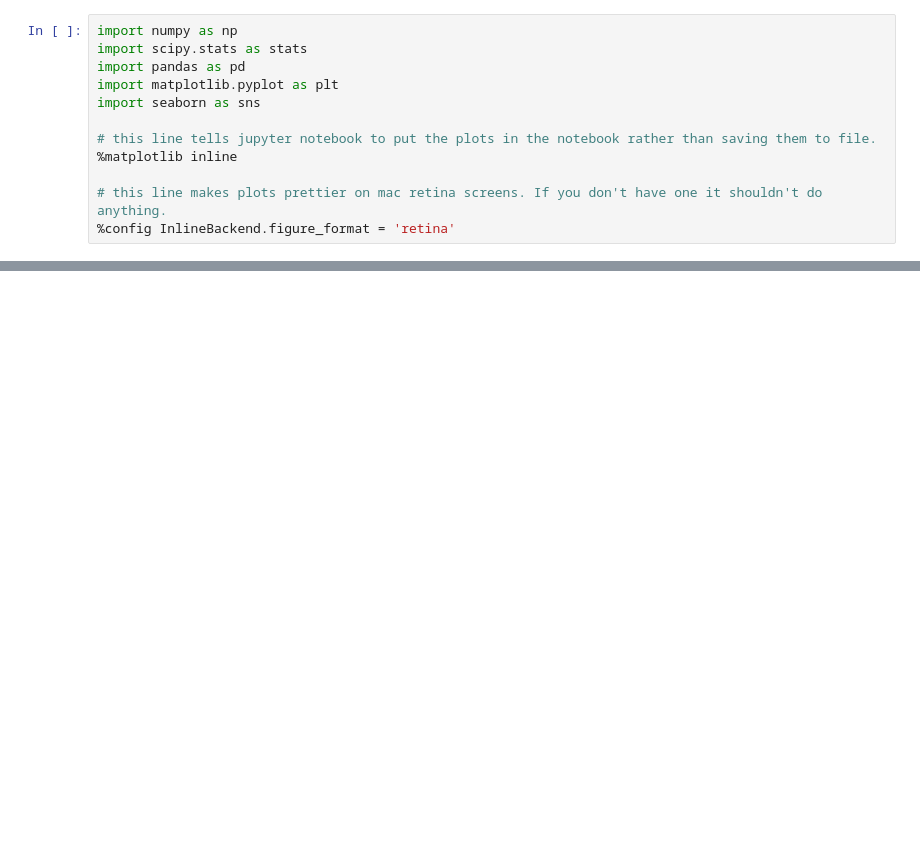
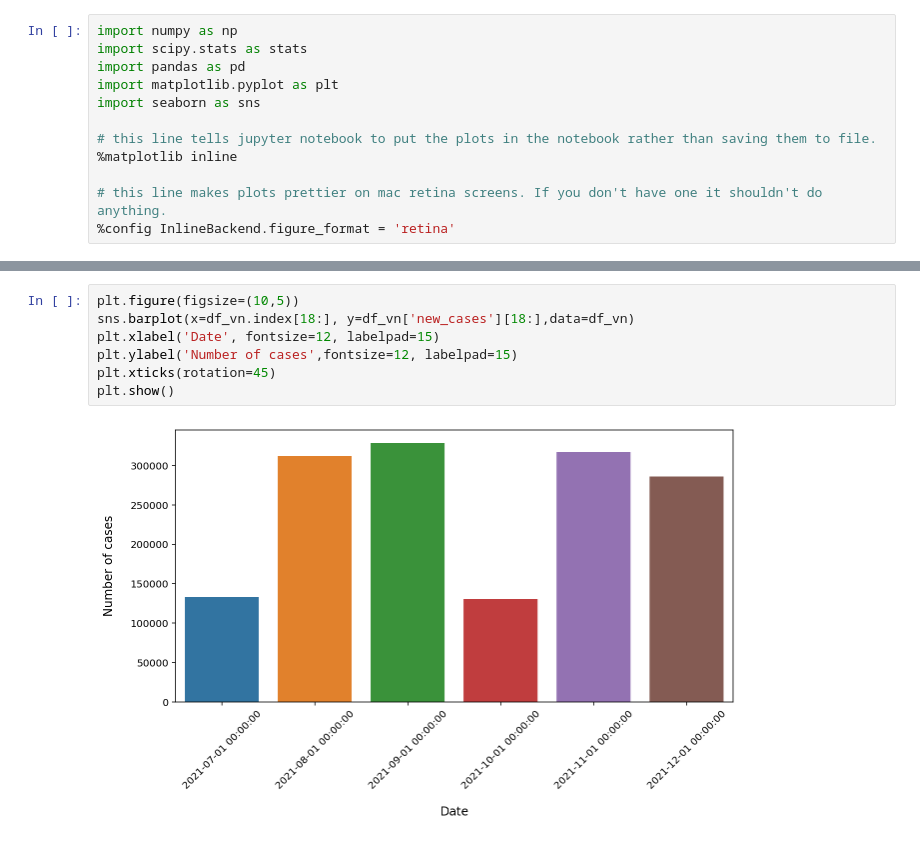
Before and after one commit to dang-nh/COVID19-Exploratory-Data-Analysis, a Jupyter notebook: Untitled.ipynb, the cells around one changed output, grey strips where cells are left out. Cells and saved outputs as stored; diff of their text form; blank space fills up the shorter version.

```diff
--- a/Untitled.ipynb
+++ b/Untitled.ipynb
@@ -38,0 +128,9 @@ Index: []
+# %%
+plt.figure(figsize=(10,5))
+sns.barplot(x=df_vn.index[18:], y=df_vn['new_cases'][18:],data=df_vn)
+plt.xlabel('Date', fontsize=12, labelpad=15)
+plt.ylabel('Number of cases',fontsize=12, labelpad=15)
+plt.xticks(rotation=45)
+plt.show()
+# %% [output]
+[figure, added]
```
Also changed, not shown: parts of 37 cells of this notebook, 32 other files.
